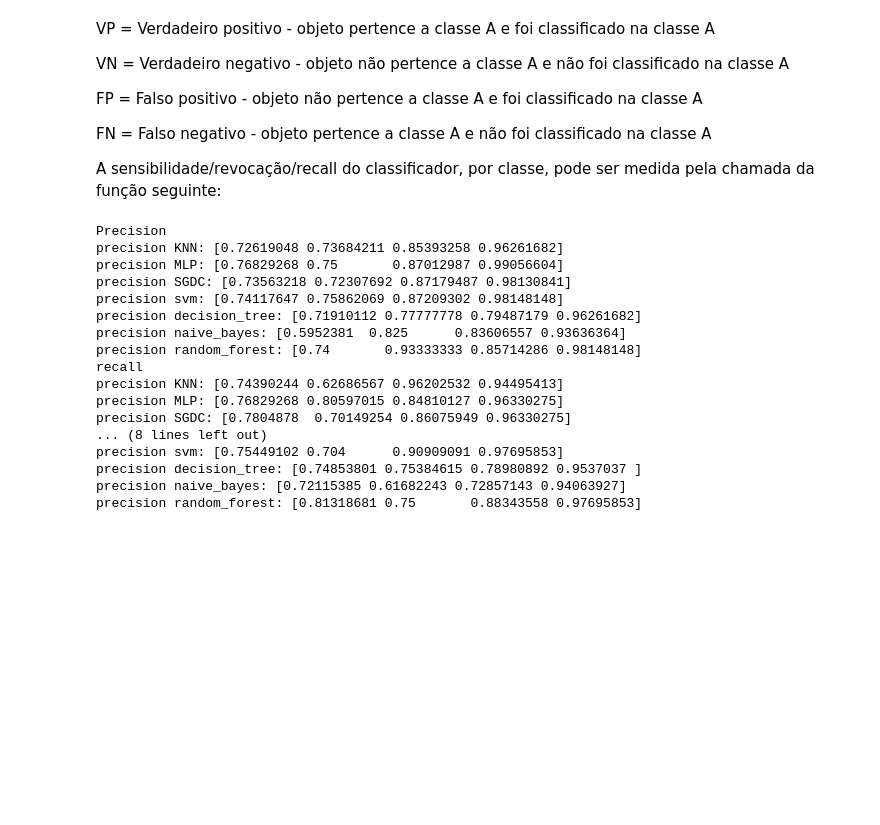
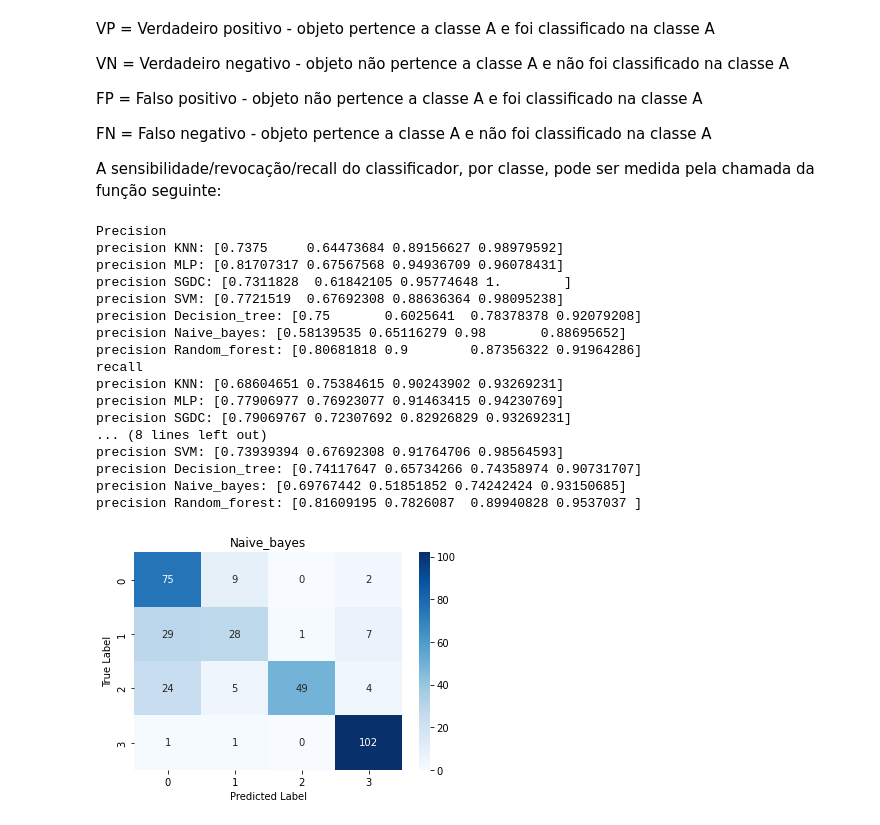
Before and after one commit to andressagomes26/MachineLearning_AcademyBootcamp, a Jupyter notebook: Trilha Intermediária/Classificacao_de_Imagens.ipynb, the cells around one changed output. Saved outputs shown, nothing was run; the diff lists cells and outputs as text; code cells hidden in the pictures; blank space fills up the shorter version.

```diff
--- a/Trilha Intermediária/Classificacao_de_Imagens.ipynb
+++ b/Trilha Intermediária/Classificacao_de_Imagens.ipynb
@@ -95,14 +89,0 @@ def extract_color_histogram2(image):
-# %%
-rawImages = []
-features = []
-labels = []
-
-def features_extraction(images):
-    features_list = []
-    for image in images:
-        #print(image.shape)
-        hist = extract_color_histogram2(image)
-        features.append(hist)
-    return features
-
-features = features_extraction(data)
@@ -109,3 +156,14 @@ features = features_extraction(data)
+# %%
+features = []
+def features_extraction(images):
+    features_list = []
+    for image in images:
+        #print(image.shape)
+        hist = extract_histogram_realce(image)
+        features.append(hist)
+    return features
+
+features = features_extraction(data)
 # %% [markdown]
 - **Treinamento e Teste dos Classificadores.**
 > A variável features possui as os atributos extraídos das imagens. Neste contexto, a função gen_classifiers é iamplementada para retornar testes em 7 classificadores: Random Forest, MLP, KNN, SGDC, SVM, Árvore de decisão e Naive Bayes.
@@ -199,7 +257,7 @@ FN = Falso negativo - objeto pertence a classe A e não foi classificado na clas
 
 A sensibilidade/revocação/recall do classificador, por classe,  pode ser medida pela chamada da função seguinte:
 # %%
-modelo = ["KNN", "MLP", "SGDC", "svm", "decision_tree", "naive_bayes", "random_forest"]
+modelo = ["KNN", "MLP", "SGDC", "SVM", "Decision_tree", "Naive_bayes", "Random_forest"]
 
 def precision(y_test, results):
     return metrics.precision_score(y_test, results, average=None)
@@ -220,19 +278,28 @@ print("f1_score")
 printScore(modelo, f1_score)
 # %% [output]
 Precision
-precision KNN: [0.72619048 0.73684211 0.85393258 0.96261682]
-precision MLP: [0.76829268 0.75       0.87012987 0.99056604]
-precision SGDC: [0.73563218 0.72307692 0.87179487 0.98130841]
-precision svm: [0.74117647 0.75862069 0.87209302 0.98148148]
-precision decision_tree: [0.71910112 0.77777778 0.79487179 0.96261682]
-precision naive_bayes: [0.5952381  0.825      0.83606557 0.93636364]
-precision random_forest: [0.74       0.93333333 0.85714286 0.98148148]
+precision KNN: [0.7375     0.64473684 0.89156627 0.98979592]
+precision MLP: [0.81707317 0.67567568 0.94936709 0.96078431]
+precision SGDC: [0.7311828  0.61842105 0.95774648 1.        ]
+precision SVM: [0.7721519  0.67692308 0.88636364 0.98095238]
+precision Decision_tree: [0.75       0.6025641  0.78378378 0.92079208]
+precision Naive_bayes: [0.58139535 0.65116279 0.98       0.88695652]
+precision Random_forest: [0.80681818 0.9        0.87356322 0.91964286]
 recall
-precision KNN: [0.74390244 0.62686567 0.96202532 0.94495413]
-precision MLP: [0.76829268 0.80597015 0.84810127 0.96330275]
-precision SGDC: [0.7804878  0.70149254 0.86075949 0.96330275]
+precision KNN: [0.68604651 0.75384615 0.90243902 0.93269231]
+precision MLP: [0.77906977 0.76923077 0.91463415 0.94230769]
+precision SGDC: [0.79069767 0.72307692 0.82926829 0.93269231]
 ... (8 lines left out)
-precision svm: [0.75449102 0.704      0.90909091 0.97695853]
-precision decision_tree: [0.74853801 0.75384615 0.78980892 0.9537037 ]
-precision naive_bayes: [0.72115385 0.61682243 0.72857143 0.94063927]
-precision random_forest: [0.81318681 0.75       0.88343558 0.97695853]
+precision SVM: [0.73939394 0.67692308 0.91764706 0.98564593]
+precision Decision_tree: [0.74117647 0.65734266 0.74358974 0.90731707]
+precision Naive_bayes: [0.69767442 0.51851852 0.74242424 0.93150685]
+precision Random_forest: [0.81609195 0.7826087  0.89940828 0.9537037 ]
+# %%
+def get_confusion_matrix(y_true, y_pred, modelo):
+    labels = ['cloudy','rain','shine','sunrise']
+    cm = metrics.confusion_matrix(y_true, y_pred)
+    sns.heatmap(cm, annot=True, fmt='g', cmap='Blues').set(title=modelo, ylabel='True Label', xlabel='Predicted Label')
+# %%
+get_confusion_matrix(y_test, results[5], modelo[5])
+# %% [output]
+[figure, added]
```
Also changed, not shown: parts of 15 cells of this notebook.
